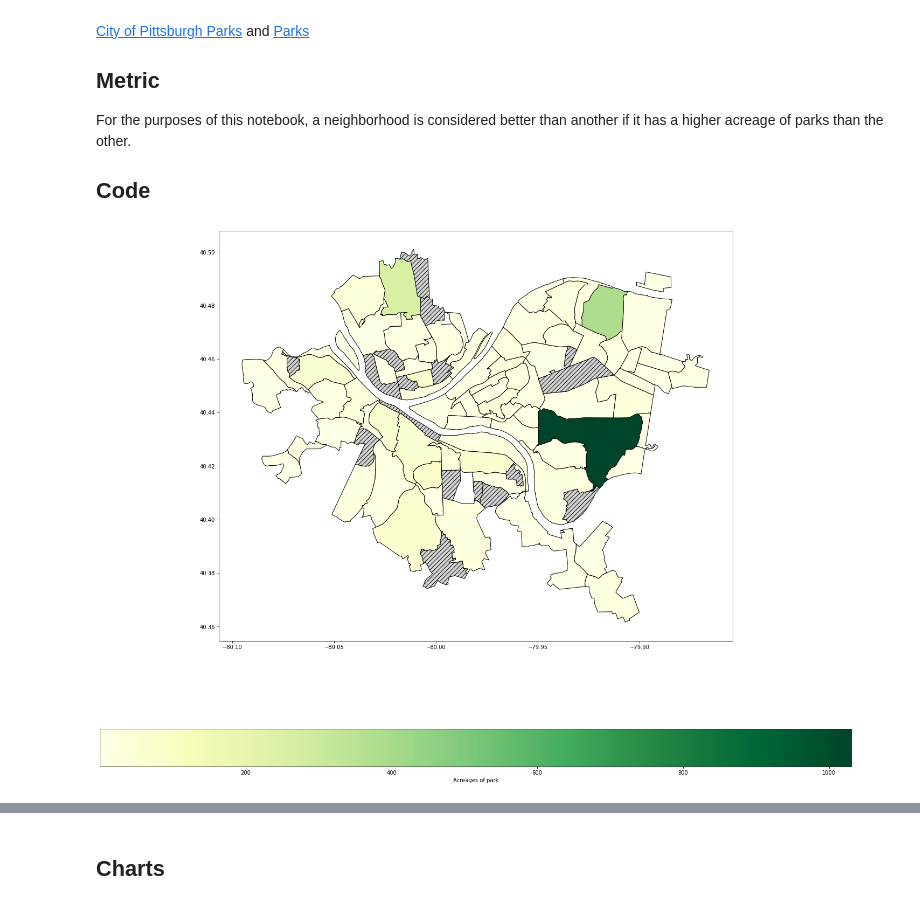
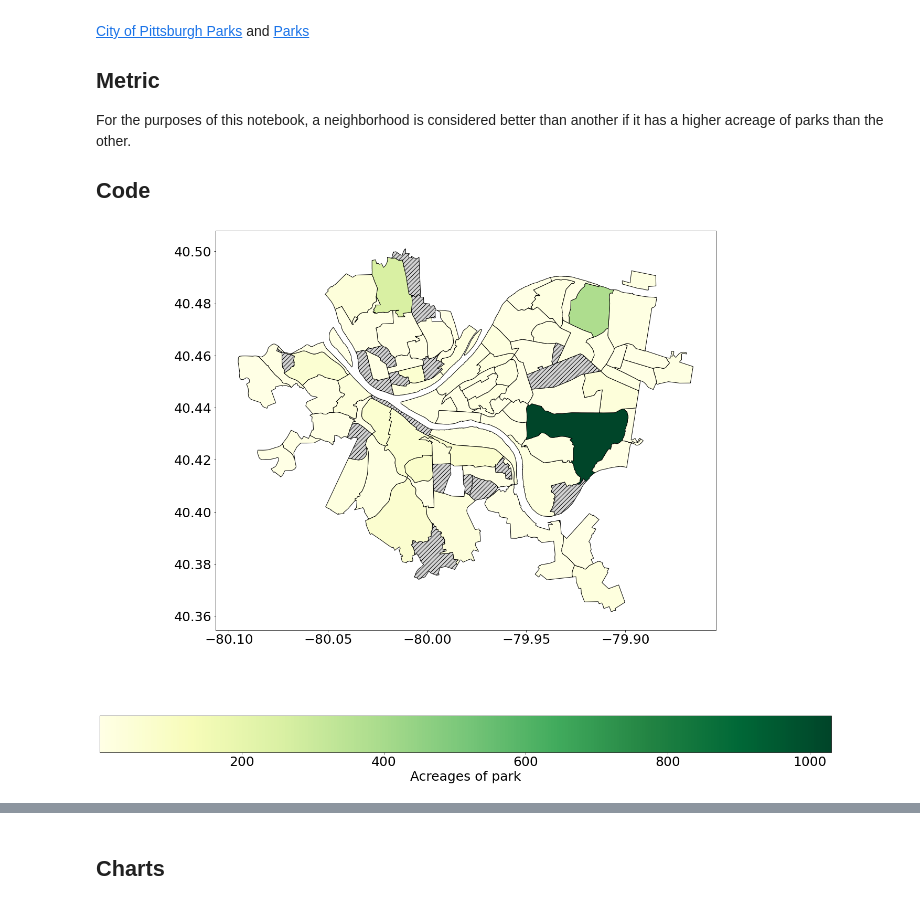
Before and after one commit to Elsklivet/big-ideas-final, a Jupyter notebook: datasets/parks/Parks.ipynb, the cells around one changed output, grey strips where cells are left out. Drawn from its saved outputs; the diff is of its cells as text; code cells hidden in the pictures.

```diff
--- a/datasets/parks/Parks.ipynb
+++ b/datasets/parks/Parks.ipynb
@@ -20,34 +20,37 @@ import sys
 %matplotlib inline
 
 # CSV Imports
 city_parks = pd.read_csv('city_parks.csv')
 parks = pd.read_csv('parks.csv')
+
+# Set up font sizes
+plt.rc('font', size=25)
 
 # Shapefile imports (used by geopandas to make maps)
 parks_shape = gpd.read_file('Parks.shp')
 neighborhoods = gpd.read_file('../neighborhood/Neighborhoods_.shp')
 
 # Merge the dataframes on the park names (which is shared across datasets),
 # we'll use this to eventually group by neighborhood
 # and then gather location and area data.
 merged_parks = pd.merge(city_parks, parks, on='name')
 # Then get the acreage out of those and sort descending, so the neighborhood
 # with the highest acreage of park comes out on top.
 acreages = merged_parks.groupby('neighborhood')['acreage'].sum().sort_values(ascending=False)
 
 # Finally make a map merging neighborhood information with the acreage information we got from the dataframes.
 acres_map_df = neighborhoods.merge(acreages.rename('acreage'), how='left', left_on='hood', right_on='neighborhood')
 acres_map = acres_map_df.plot(
                column='acreage',
                cmap='YlGn',
                edgecolor='black',
                legend=True,
                legend_kwds={'label':'Acreages of park', 'orientation':'horizontal'},
                figsize=(25,20),
                missing_kwds={'color':"lightgrey", "hatch":"///"}
               )
 # %% [output]
-[figure, old version]
+[figure, new version]
 # %%
 acres_map = acres_map_df.plot(
                column='acreage',
```
Also changed, not shown: parts of 2 cells of this notebook, 1 other file.
